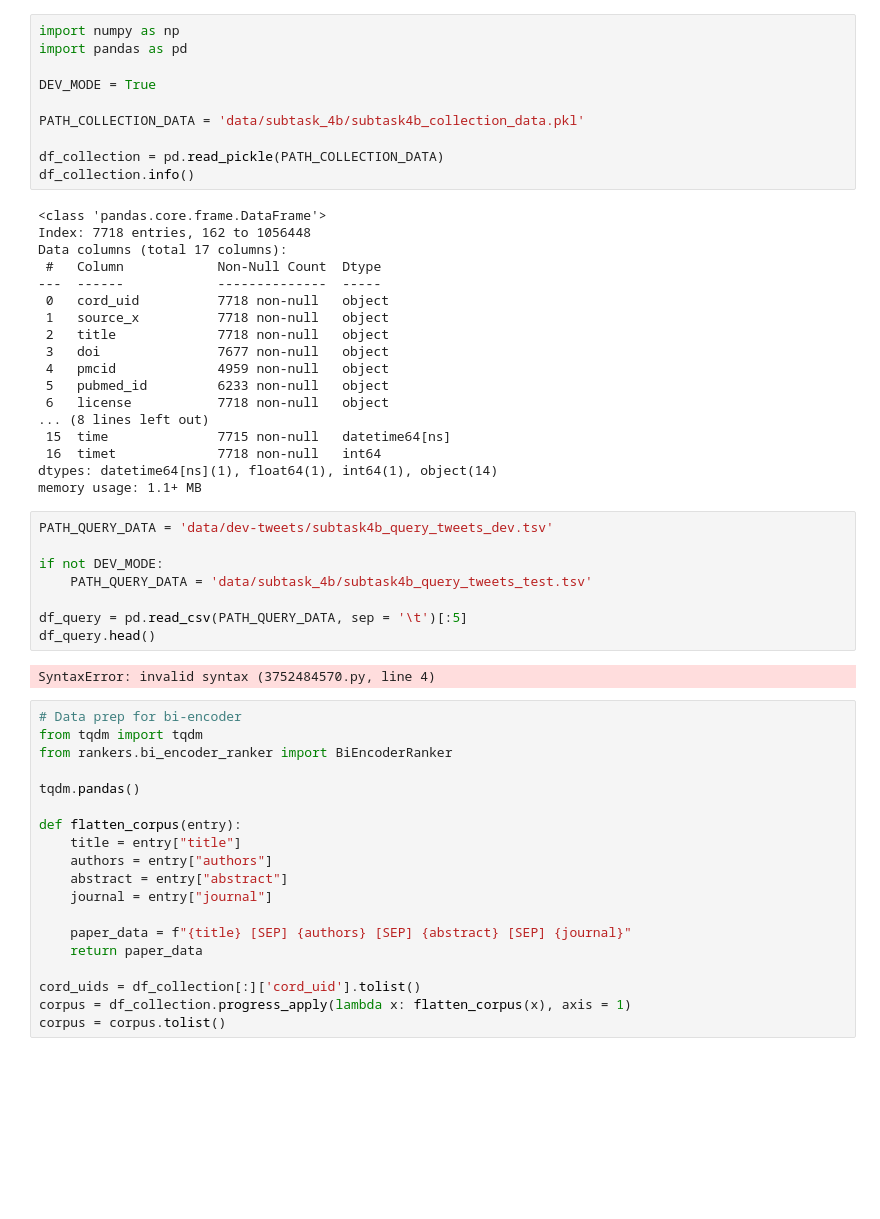
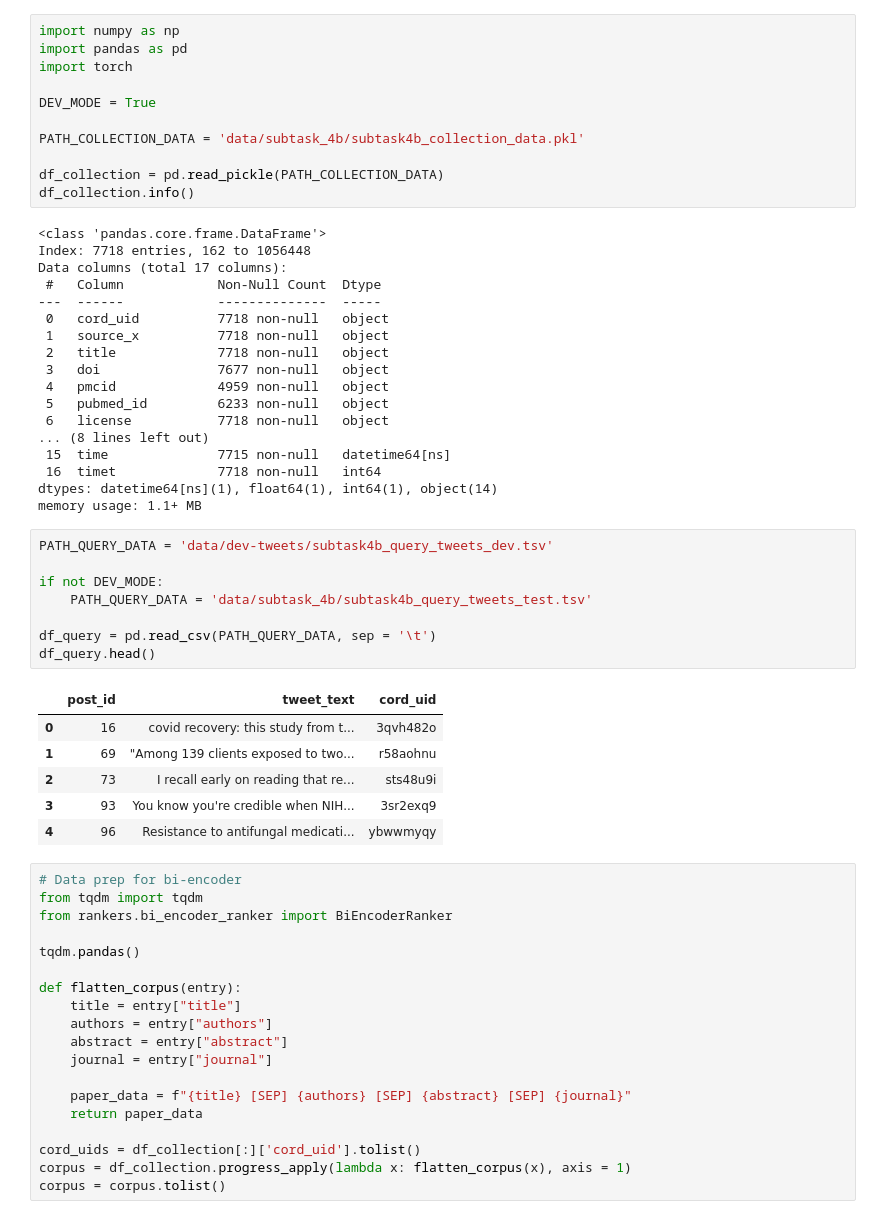
Before and after one commit to gmarchetti/feup-ir-project, a Jupyter notebook: bi-cross-pairwise.ipynb, the cells around one changed output. Drawn from its saved outputs; the diff is of its cells as text; blank space fills up the shorter version.

```diff
--- a/bi-cross-pairwise.ipynb
+++ b/bi-cross-pairwise.ipynb
@@ -1,6 +1,7 @@
 # %%
 import numpy as np
 import pandas as pd
+import torch
 
 DEV_MODE = True
 
@@ -29,13 +30,18 @@ memory usage: 1.1+ MB
 # %%
 PATH_QUERY_DATA = 'data/dev-tweets/subtask4b_query_tweets_dev.tsv'
 
 if not DEV_MODE:
     PATH_QUERY_DATA = 'data/subtask_4b/subtask4b_query_tweets_test.tsv'
 
-df_query = pd.read_csv(PATH_QUERY_DATA, sep = '\t')[:5]
+df_query = pd.read_csv(PATH_QUERY_DATA, sep = '\t')
 df_query.head()
 # %% [output]
-SyntaxError: invalid syntax (3752484570.py, line 4)
+|  | post_id | tweet_text | cord_uid |
+| 0 | 16 | covid recovery: this study from t... | 3qvh482o |
+| 1 | 69 | "Among 139 clients exposed to two... | r58aohnu |
+| 2 | 73 | I recall early on reading that re... | sts48u9i |
+| 3 | 93 | You know you're credible when NIH... | 3sr2exq9 |
+| 4 | 96 | Resistance to antifungal medicati... | ybwwmyqy |
 # %%
 # Data prep for bi-encoder
 from tqdm import tqdm
```
Also changed, not shown: parts of 3 cells of this notebook, 5 other files.
